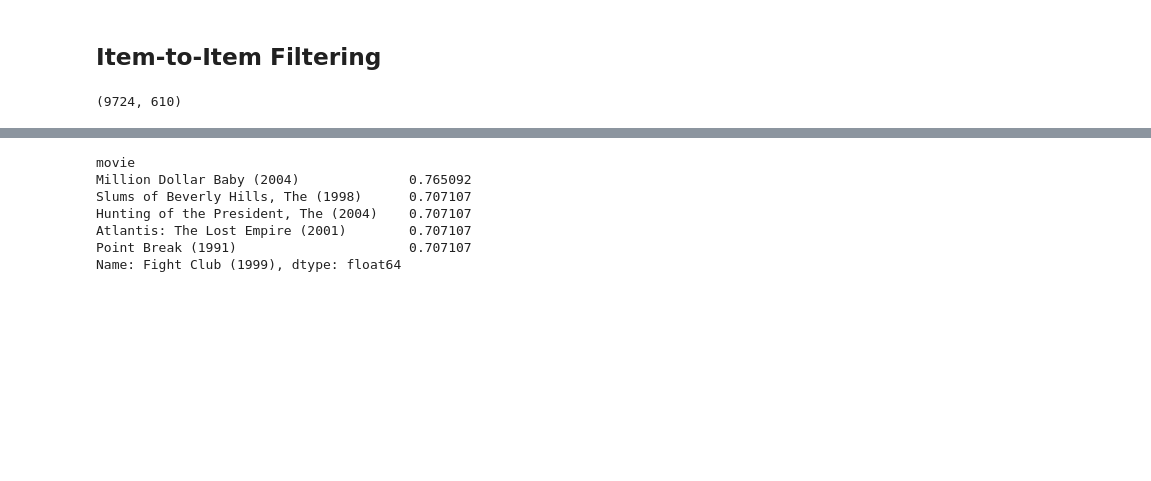
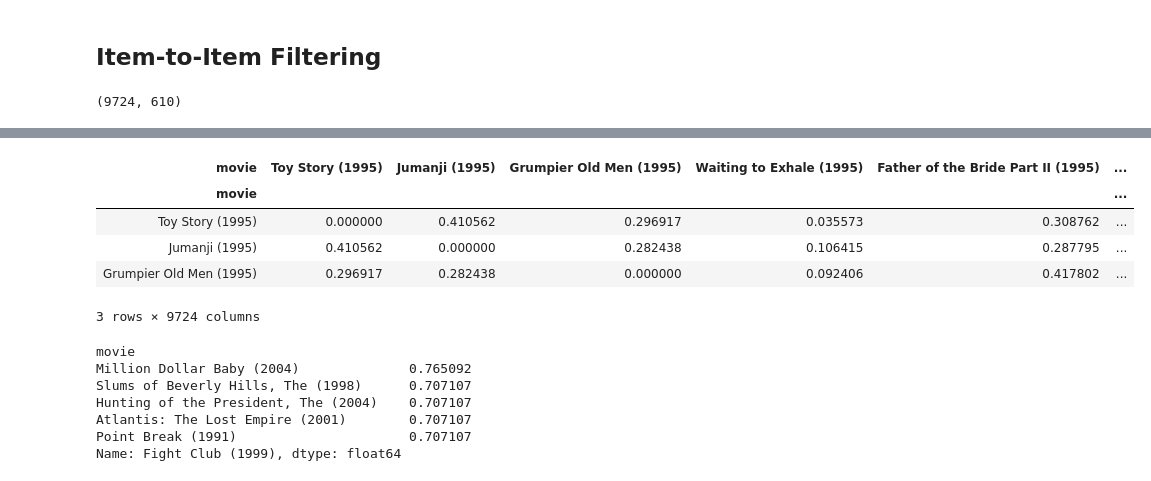
Before and after one commit to lcunningham24/Movie-Recommendation-System, a Jupyter notebook: Mod4FinalProject.ipynb, the cells around one changed output, grey strips where cells are left out. Saved outputs shown, nothing was run; the diff lists cells and outputs as text; code cells hidden in the pictures; blank space fills up the shorter version.

```diff
--- a/Mod4FinalProject.ipynb
+++ b/Mod4FinalProject.ipynb
@@ -281,3 +285,12 @@ Index(['Toy Story (1995)', 'Jumanji (1995)', 'Grumpier Old Men (1995)',
+# %%
+items_ratings_matrix.head(3)
+# %% [output]
+| movie | Toy Story (1995) | Jumanji (1995) | Grumpier Old Men (1995) | Waiting to Exhale (1995) | Father of the Bride Part II (1995) | ... |
+| movie |  |  |  |  |  | ... |
+| Toy Story (1995) | 0.000000 | 0.410562 | 0.296917 | 0.035573 | 0.308762 | ... |
+| Jumanji (1995) | 0.410562 | 0.000000 | 0.282438 | 0.106415 | 0.287795 | ... |
+| Grumpier Old Men (1995) | 0.296917 | 0.282438 | 0.000000 | 0.092406 | 0.417802 | ... |
+3 rows × 9724 columns
 # %%
 # creating a function that returns top 5 recommendations based on given movie
 def rec_item_to_item(movie_title, items_ratings_matrix):
```
Also changed, not shown: parts of 26 cells of this notebook.
